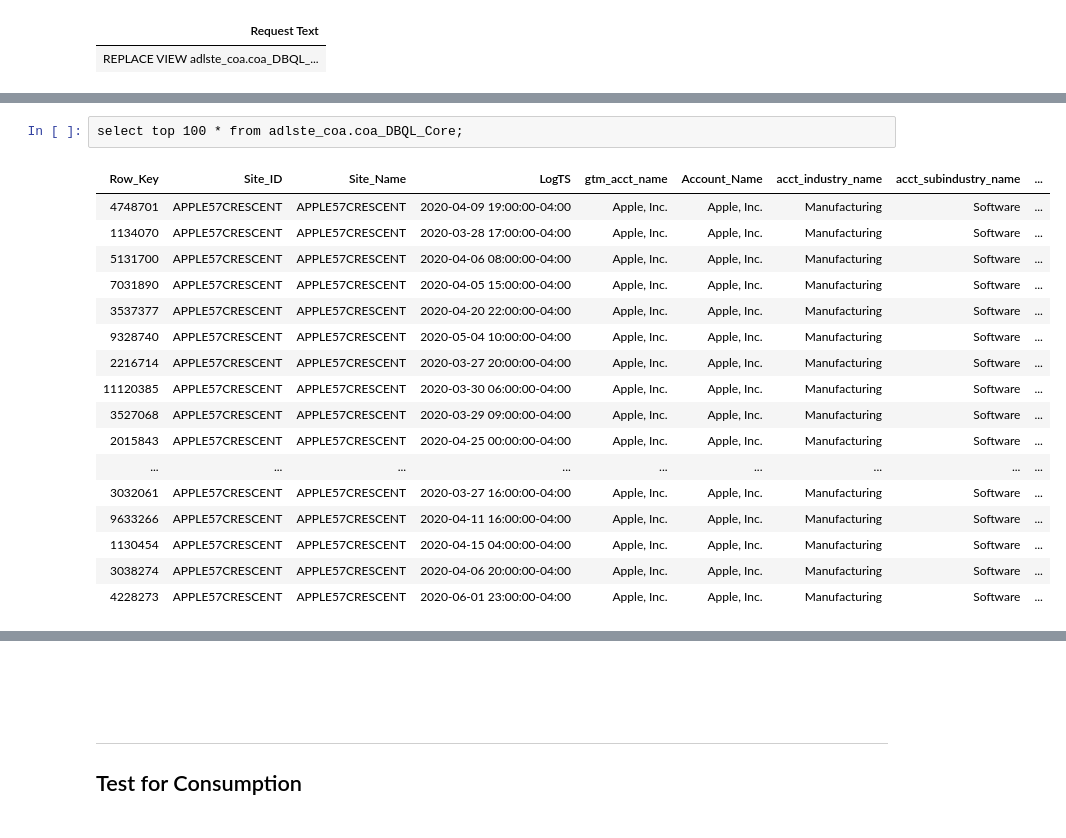
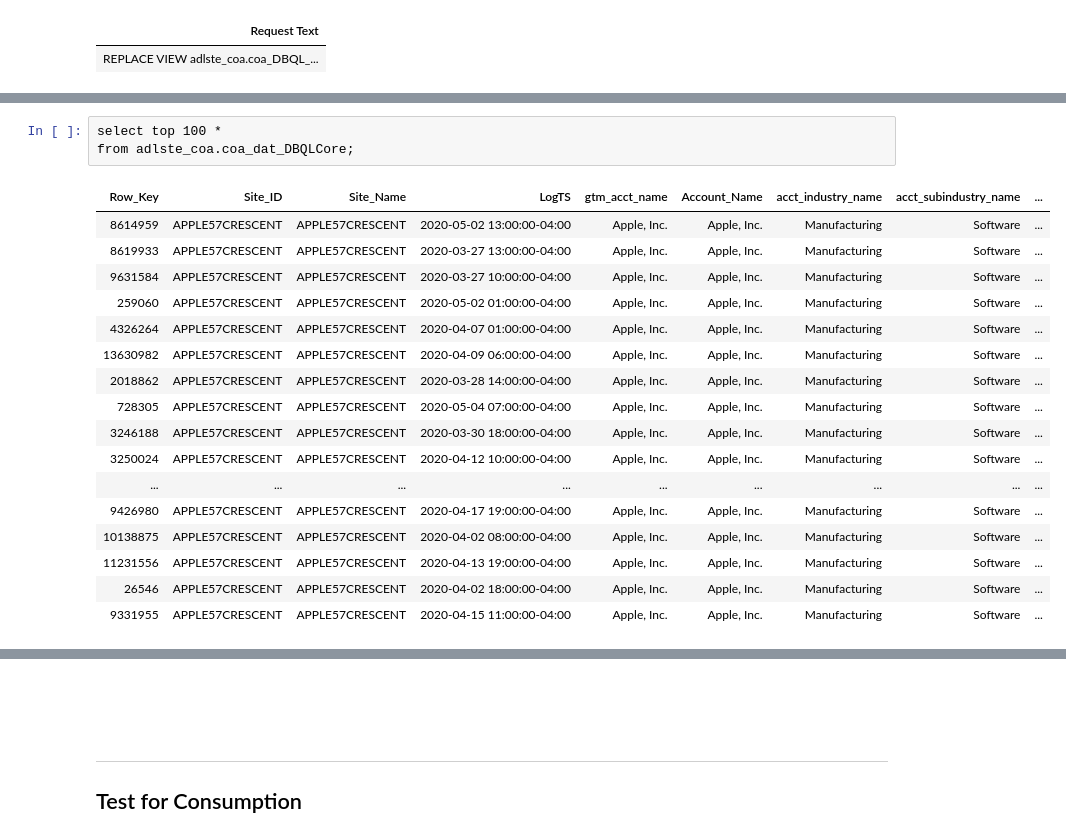
Before and after one commit to tdcoa/sql, a Jupyter notebook: datamodel/dbql_core.ipynb, the cells around one changed output, grey strips where cells are left out. Saved outputs shown, nothing was run; the diff lists cells and outputs as text.

```diff
--- a/datamodel/dbql_core.ipynb
+++ b/datamodel/dbql_core.ipynb
@@ -880,22 +998,23 @@ LEFT JOIN adlste_coa.coa_mat_gtm_customer Cust
 # %% [output]
 Success: 47 rows affected
 # %%
-select top 100 * from adlste_coa.coa_DBQL_Core;
+select top 100 *
+from adlste_coa.coa_dat_DBQLCore;
 # %% [output]
 | Row_Key | Site_ID | Site_Name | LogTS | gtm_acct_name | Account_Name | acct_industry_name | acct_subindustry_name | ... |
-| 4748701 | APPLE57CRESCENT | APPLE57CRESCENT | 2020-04-09 19:00:00-04:00 | Apple, Inc. | Apple, Inc. | Manufacturing | Software | ... |
-| 1134070 | APPLE57CRESCENT | APPLE57CRESCENT | 2020-03-28 17:00:00-04:00 | Apple, Inc. | Apple, Inc. | Manufacturing | Software | ... |
-| 5131700 | APPLE57CRESCENT | APPLE57CRESCENT | 2020-04-06 08:00:00-04:00 | Apple, Inc. | Apple, Inc. | Manufacturing | Software | ... |
-| 7031890 | APPLE57CRESCENT | APPLE57CRESCENT | 2020-04-05 15:00:00-04:00 | Apple, Inc. | Apple, Inc. | Manufacturing | Software | ... |
-| 3537377 | APPLE57CRESCENT | APPLE57CRESCENT | 2020-04-20 22:00:00-04:00 | Apple, Inc. | Apple, Inc. | Manufacturing | Software | ... |
-| 9328740 | APPLE57CRESCENT | APPLE57CRESCENT | 2020-05-04 10:00:00-04:00 | Apple, Inc. | Apple, Inc. | Manufacturing | Software | ... |
-| 2216714 | APPLE57CRESCENT | APPLE57CRESCENT | 2020-03-27 20:00:00-04:00 | Apple, Inc. | Apple, Inc. | Manufacturing | Software | ... |
-| 11120385 | APPLE57CRESCENT | APPLE57CRESCENT | 2020-03-30 06:00:00-04:00 | Apple, Inc. | Apple, Inc. | Manufacturing | Software | ... |
-| 3527068 | APPLE57CRESCENT | APPLE57CRESCENT | 2020-03-29 09:00:00-04:00 | Apple, Inc. | Apple, Inc. | Manufacturing | Software | ... |
-| 2015843 | APPLE57CRESCENT | APPLE57CRESCENT | 2020-04-25 00:00:00-04:00 | Apple, Inc. | Apple, Inc. | Manufacturing | Software | ... |
+| 8614959 | APPLE57CRESCENT | APPLE57CRESCENT | 2020-05-02 13:00:00-04:00 | Apple, Inc. | Apple, Inc. | Manufacturing | Software | ... |
+| 8619933 | APPLE57CRESCENT | APPLE57CRESCENT | 2020-03-27 13:00:00-04:00 | Apple, Inc. | Apple, Inc. | Manufacturing | Software | ... |
+| 9631584 | APPLE57CRESCENT | APPLE57CRESCENT | 2020-03-27 10:00:00-04:00 | Apple, Inc. | Apple, Inc. | Manufacturing | Software | ... |
+| 259060 | APPLE57CRESCENT | APPLE57CRESCENT | 2020-05-02 01:00:00-04:00 | Apple, Inc. | Apple, Inc. | Manufacturing | Software | ... |
+| 4326264 | APPLE57CRESCENT | APPLE57CRESCENT | 2020-04-07 01:00:00-04:00 | Apple, Inc. | Apple, Inc. | Manufacturing | Software | ... |
+| 13630982 | APPLE57CRESCENT | APPLE57CRESCENT | 2020-04-09 06:00:00-04:00 | Apple, Inc. | Apple, Inc. | Manufacturing | Software | ... |
+| 2018862 | APPLE57CRESCENT | APPLE57CRESCENT | 2020-03-28 14:00:00-04:00 | Apple, Inc. | Apple, Inc. | Manufacturing | Software | ... |
+| 728305 | APPLE57CRESCENT | APPLE57CRESCENT | 2020-05-04 07:00:00-04:00 | Apple, Inc. | Apple, Inc. | Manufacturing | Software | ... |
+| 3246188 | APPLE57CRESCENT | APPLE57CRESCENT | 2020-03-30 18:00:00-04:00 | Apple, Inc. | Apple, Inc. | Manufacturing | Software | ... |
+| 3250024 | APPLE57CRESCENT | APPLE57CRESCENT | 2020-04-12 10:00:00-04:00 | Apple, Inc. | Apple, Inc. | Manufacturing | Software | ... |
 | ... | ... | ... | ... | ... | ... | ... | ... | ... |
-| 3032061 | APPLE57CRESCENT | APPLE57CRESCENT | 2020-03-27 16:00:00-04:00 | Apple, Inc. | Apple, Inc. | Manufacturing | Software | ... |
-| 9633266 | APPLE57CRESCENT | APPLE57CRESCENT | 2020-04-11 16:00:00-04:00 | Apple, Inc. | Apple, Inc. | Manufacturing | Software | ... |
-| 1130454 | APPLE57CRESCENT | APPLE57CRESCENT | 2020-04-15 04:00:00-04:00 | Apple, Inc. | Apple, Inc. | Manufacturing | Software | ... |
-| 3038274 | APPLE57CRESCENT | APPLE57CRESCENT | 2020-04-06 20:00:00-04:00 | Apple, Inc. | Apple, Inc. | Manufacturing | Software | ... |
-| 4228273 | APPLE57CRESCENT | APPLE57CRESCENT | 2020-06-01 23:00:00-04:00 | Apple, Inc. | Apple, Inc. | Manufacturing | Software | ... |
+| 9426980 | APPLE57CRESCENT | APPLE57CRESCENT | 2020-04-17 19:00:00-04:00 | Apple, Inc. | Apple, Inc. | Manufacturing | Software | ... |
+| 10138875 | APPLE57CRESCENT | APPLE57CRESCENT | 2020-04-02 08:00:00-04:00 | Apple, Inc. | Apple, Inc. | Manufacturing | Software | ... |
+| 11231556 | APPLE57CRESCENT | APPLE57CRESCENT | 2020-04-13 19:00:00-04:00 | Apple, Inc. | Apple, Inc. | Manufacturing | Software | ... |
+| 26546 | APPLE57CRESCENT | APPLE57CRESCENT | 2020-04-02 18:00:00-04:00 | Apple, Inc. | Apple, Inc. | Manufacturing | Software | ... |
+| 9331955 | APPLE57CRESCENT | APPLE57CRESCENT | 2020-04-15 11:00:00-04:00 | Apple, Inc. | Apple, Inc. | Manufacturing | Software | ... |
```
Also changed, not shown: parts of 10 cells of this notebook, 6 other files.
